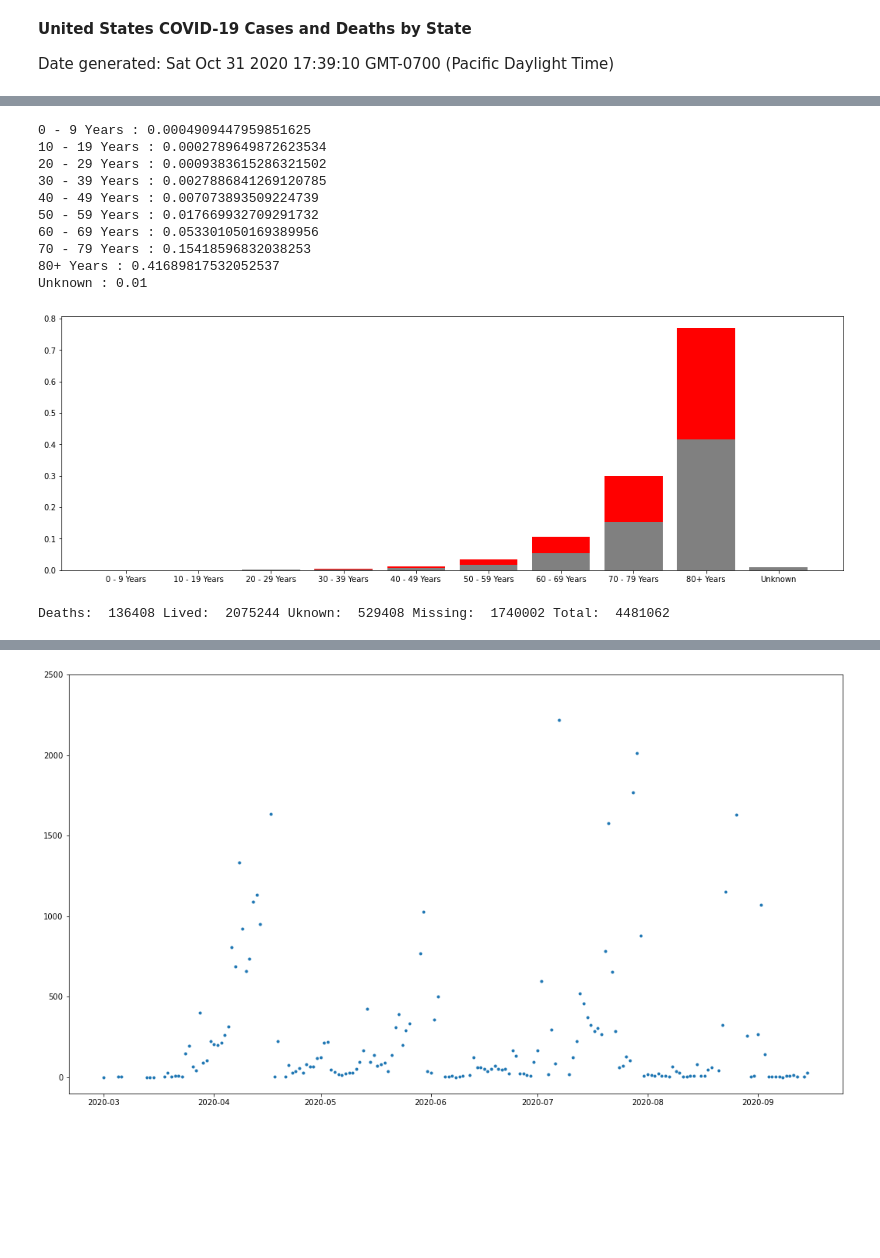
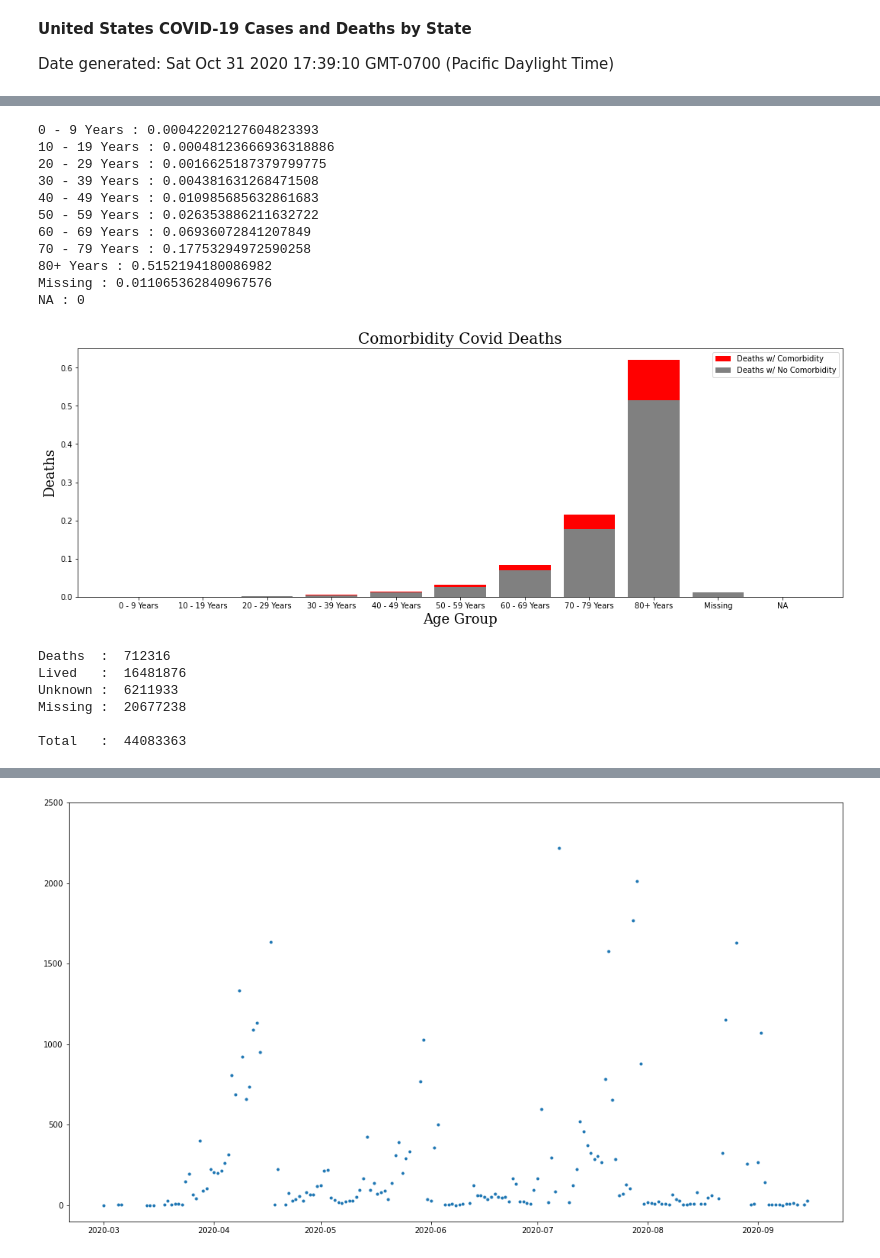
Before and after one commit to alleyvolta/C19, a Jupyter notebook: Covid-19 Analysis.ipynb, the cells around one changed output, grey strips where cells are left out. Cells and saved outputs as stored; diff of their text form; code cells hidden in the pictures; blank space fills up the shorter version.

```diff
--- a/Covid-19 Analysis.ipynb
+++ b/Covid-19 Analysis.ipynb
@@ -38,23 +37,28 @@ invalidAgeEntry
 # %%
+print("Total Accounted People by Age Group\n")
+
 ageGroup = cspud['age_group']
 covidStatus = cspud['current_status']
 deathStatus = cspud['death_yn']
 ageGroupNA = ageGroup.isna()
 
-ageGroups = ["0 - 9 Years", "10 - 19 Years", "20 - 29 Years", "30 - 39 Years", "40 - 49 Years", "50 - 59 Years", "60 - 69 Years", "70 - 79 Years", "80+ Years", "Unknown"]
+ageGroups = ["0 - 9 Years", "10 - 19 Years", "20 - 29 Years", "30 - 39 Years", "40 - 49 Years", "50 - 59 Years", "60 - 69 Years", "70 - 79 Years", "80+ Years", "Missing", "NA"]
 
 byAge = [0] * len(ageGroups)
 
-for ard,ardna in zip(ageGroup, ageGroupNA):
+for ard, ardna in zip(ageGroup, ageGroupNA):
     if(ardna == False):
         for ag in ageGroups:
             if(ard == ag):
                 byAge[ageGroups.index(ag)] +=1
-
-for ags,dba in zip(ageGroups,byAge):
-    print (ags, ':', dba)
+    else:
+        byAge[10] +=1
 
 totalByAge = sum(byAge)
 
-print ('Total Entries: ', totalByAge)
+# Print the total # of recorded people by age group
+for ags, dba in zip(ageGroups, byAge):
+    print(ags, ':', dba, ' Percentage:', round((dba/totalByAge)*100, 2), '%')
+
+print ('\nTotal Recorded People: ', totalByAge)
 # %% [output]
@@ -277,9 +346,12 @@ Total Covid Survival:  2050069
 # %%
+print("Covid Fatality Rate by Age\n")
+
 covidFatalityRateByAge = [0] * len(ageGroups)
 
 for cs,cd in zip(covidSurvivalByAge, covidDeathsByAge):
-    covidFatalityRateByAge[covidSurvivalByAge.index(cs)] = (cd/cs)
+    if(cs == 0):    covidFatalityRateByAge[covidSurvivalByAge.index(cs)] = 0
+    else:           covidFatalityRateByAge[covidSurvivalByAge.index(cs)] = (cd/cs)
 
-for ags,dba in zip(ageGroups,covidFatalityRateByAge):
-    print (ags, ':', dba)
+for ags, dba in zip(ageGroups,covidFatalityRateByAge):
+    print(ags, ':', round(dba, 4)*100, '%')
 # %% [output]
@@ -316,37 +392,43 @@ Unknown : 6
 covidNONCoMoFatalityRateByAge = [0] * len(ageGroups)
 
 for cs,cd in zip(covidSurvivalByAge, covidNONCoMoFatalityByAge):
-    covidNONCoMoFatalityRateByAge[covidSurvivalByAge.index(cs)] = (cd/cs)
+    if(cs == 0):    covidNONCoMoFatalityRateByAge[covidSurvivalByAge.index(cs)] = 0
+    else:           covidNONCoMoFatalityRateByAge[covidSurvivalByAge.index(cs)] = (cd/cs)
 
 for ags,dba in zip(ageGroups,covidNONCoMoFatalityRateByAge):
     print (ags, ':', dba)
 # %% [output]
-0 - 9 Years : 0.0004909447959851625
-10 - 19 Years : 0.0002789649872623534
-20 - 29 Years : 0.0009383615286321502
-30 - 39 Years : 0.0027886841269120785
-40 - 49 Years : 0.007073893509224739
-50 - 59 Years : 0.017669932709291732
-60 - 69 Years : 0.053301050169389956
-70 - 79 Years : 0.15418596832038253
-80+ Years : 0.41689817532052537
-Unknown : 0.01
+0 - 9 Years : 0.00042202127604823393
+10 - 19 Years : 0.00048123666936318886
+20 - 29 Years : 0.0016625187379799775
+30 - 39 Years : 0.004381631268471508
+40 - 49 Years : 0.010985685632861683
+50 - 59 Years : 0.026353886211632722
+60 - 69 Years : 0.06936072841207849
+70 - 79 Years : 0.17753294972590258
+80+ Years : 0.5152194180086982
+Missing : 0.011065362840967576
+NA : 0
 # %%
 plt.figure(figsize=(18,6))
+fontTitle = {'family':'serif','color':'Black','size':20}
+fontLabel = {'family':'serif','color':'Black','size':18}
 
-plt.bar(ageGroups, covidFatalityRateByAge, color='red') #Death w/ Comorbidity
-plt.bar(ageGroups, covidNONCoMoFatalityRateByAge, color='gray') #Death w/ NO Comorbidity
+plt.title("Comorbidity Covid Deaths", fontdict = fontTitle)
+plt.xlabel('Age Group', fontdict = fontLabel)
+plt.ylabel('Deaths', fontdict = fontLabel)
+
+plt.bar(ageGroups, covidFatalityRateByAge, color='red', label="Deaths w/ Comorbidity")                # Deaths w/ Comorbidity
+plt.bar(ageGroups, covidNONCoMoFatalityRateByAge, color='gray', label="Deaths w/ No Comorbidity")     # Deaths w/ NO Comorbidity
+plt.legend()
 
 plt.show()
 # %% [output]
-[figure, old version]
+[figure, new version]
 # %%
 ##Tab up entries with the same mortality condition.
 
-deaths=0
-unknown=0
-lived=0
-missing=0
+deaths, unknown, lived, missing = 0, 0, 0, 0
 
 for d in deathStatus:
     if(d == 'Yes'):
@@ -360,9 +442,14 @@ for d in deathStatus:
 
 total = deaths + missing + unknown + lived
 
-print('Deaths: ', deaths, 'Lived: ', lived, 'Uknown: ', unknown, 'Missing: ', missing, 'Total: ', total)
+print('Deaths  : ', deaths, '\nLived   : ', lived, '\nUnknown : ', unknown, '\nMissing : ', missing, '\n\nTotal   : ', total)
 # %% [output]
-Deaths:  136408 Lived:  2075244 Uknown:  529408 Missing:  1740002 Total:  4481062
+Deaths  :  712316
+Lived   :  16481876
+Unknown :  6211933
+Missing :  20677238
+
+Total   :  44083363
 # %%
 mortalityRatio = deaths/ lived
 
```
Also changed, not shown: parts of 35 cells of this notebook.
